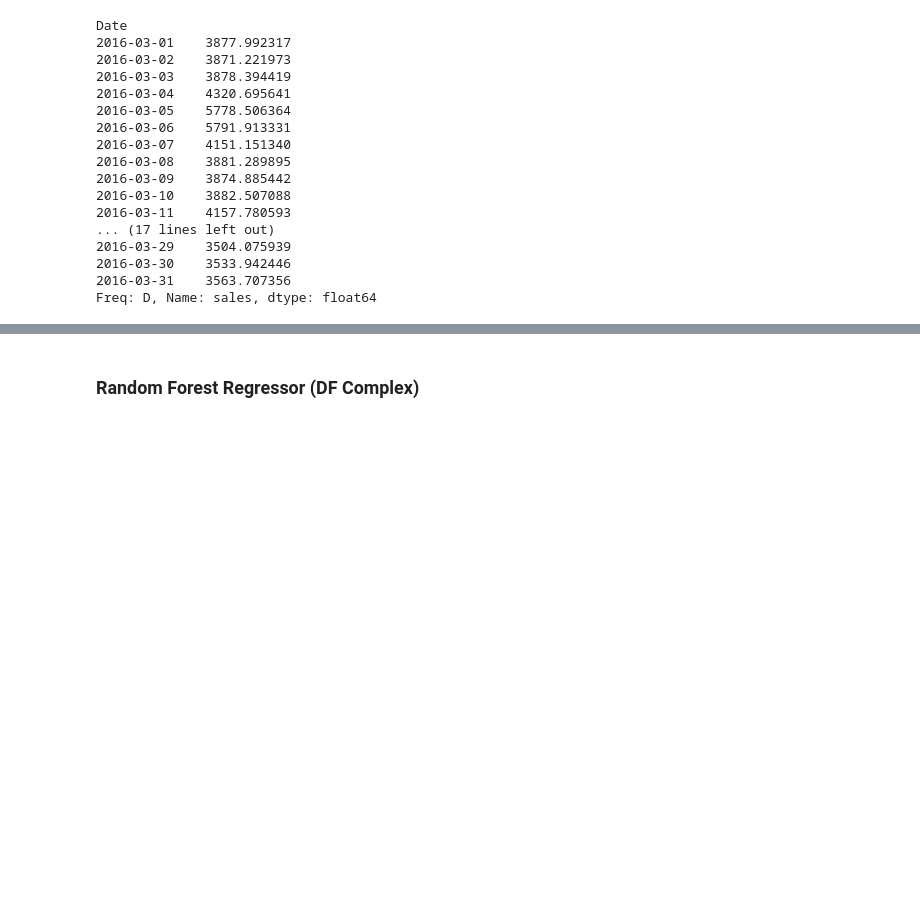
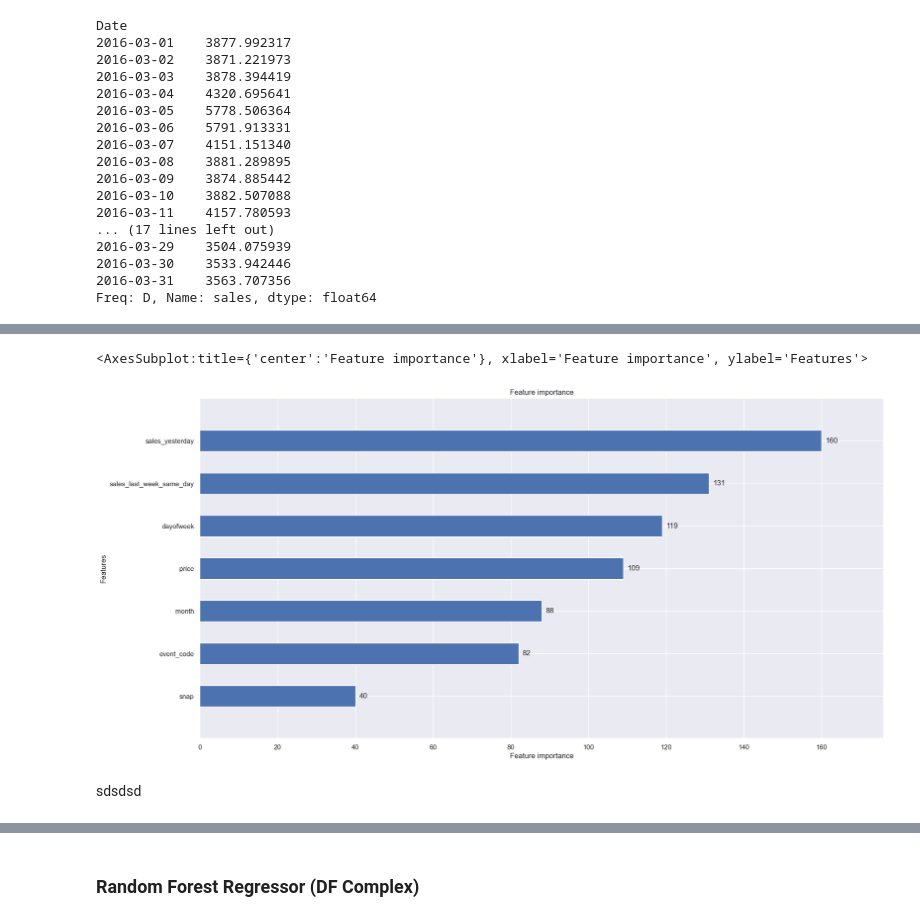
Before and after one commit to EdwinUe/BAB_WS22-23, a Jupyter notebook: Code/003BusinessAnalyticsBProjekt.ipynb, the cells around one changed output, grey strips where cells are left out. Cells and saved outputs as stored; diff of their text form; code cells hidden in the pictures; blank space fills up the shorter version.

```diff
--- a/Code/003BusinessAnalyticsBProjekt.ipynb
+++ b/Code/003BusinessAnalyticsBProjekt.ipynb
@@ -1327,0 +1478,3 @@ forecast_rf_medium_exp_alldata.to_csv('rf_medium_exp_alldata.csv')
+# %%
+# Splitting the dataset into the Training set and Test set
+x_train, x_test, y_train, y_test = train_test_split(X_medium_sales_shift, y_medium_sales_shift, test_size = 31, shuffle = False)
@@ -1327,0 +1618,7 @@ forecast_rf_medium_exp_alldata.to_csv('rf_medium_exp_alldata.csv')
+# %%
+lgb.plot_importance(model, height=.5)
+# %% [output]
+<AxesSubplot:title={'center':'Feature importance'}, xlabel='Feature importance', ylabel='Features'>
+[figure, added]
+# %% [markdown]
+sdsdsd
```
Also changed, not shown: parts of 47 cells of this notebook, 2 other files.
